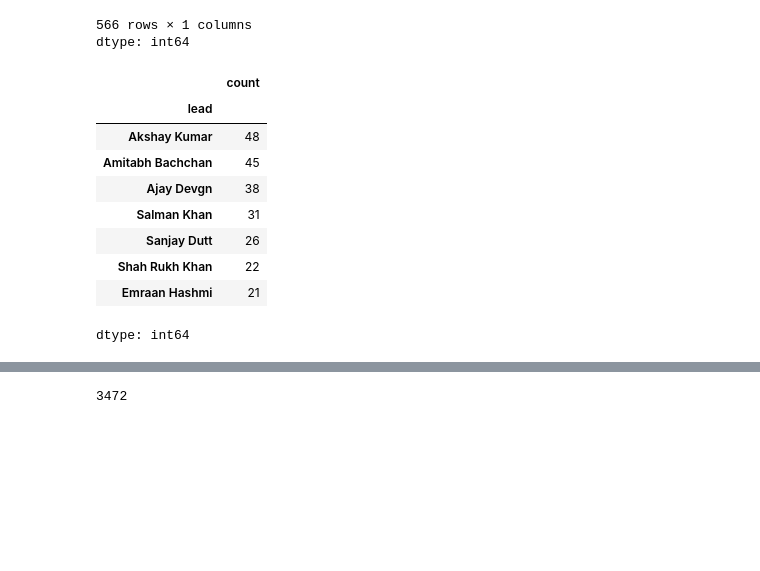
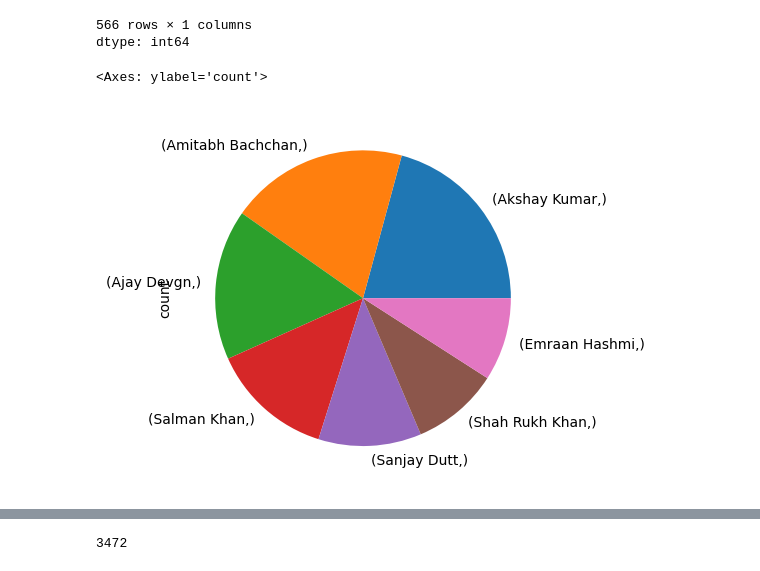
Before and after one commit to 1234ajay768/Ajay, a Jupyter notebook: Pandas_basic.ipynb, the cells around one changed output, grey strips where cells are left out. Cells and saved outputs as stored; diff of their text form; code cells hidden in the pictures; blank space fills up the shorter version.

```diff
--- a/Pandas_basic.ipynb
+++ b/Pandas_basic.ipynb
@@ -673,15 +790,9 @@ num_movies
 566 rows × 1 columns
 dtype: int64
 # %%
-num_movies[num_movies >20]
+k=num_movies[num_movies >20]
-# %% [output]
-|  | count |
-| lead |  |
-| Akshay Kumar | 48 |
-| Amitabh Bachchan | 45 |
-| Ajay Devgn | 38 |
-| Salman Khan | 31 |
-| Sanjay Dutt | 26 |
-| Shah Rukh Khan | 22 |
-| Emraan Hashmi | 21 |
-dtype: int64
+# %%
+k.plot(kind="pie",y="count")
+# %% [output]
+<Axes: ylabel='count'>
+[figure, added]
```
Also changed, not shown: parts of 54 cells of this notebook.
